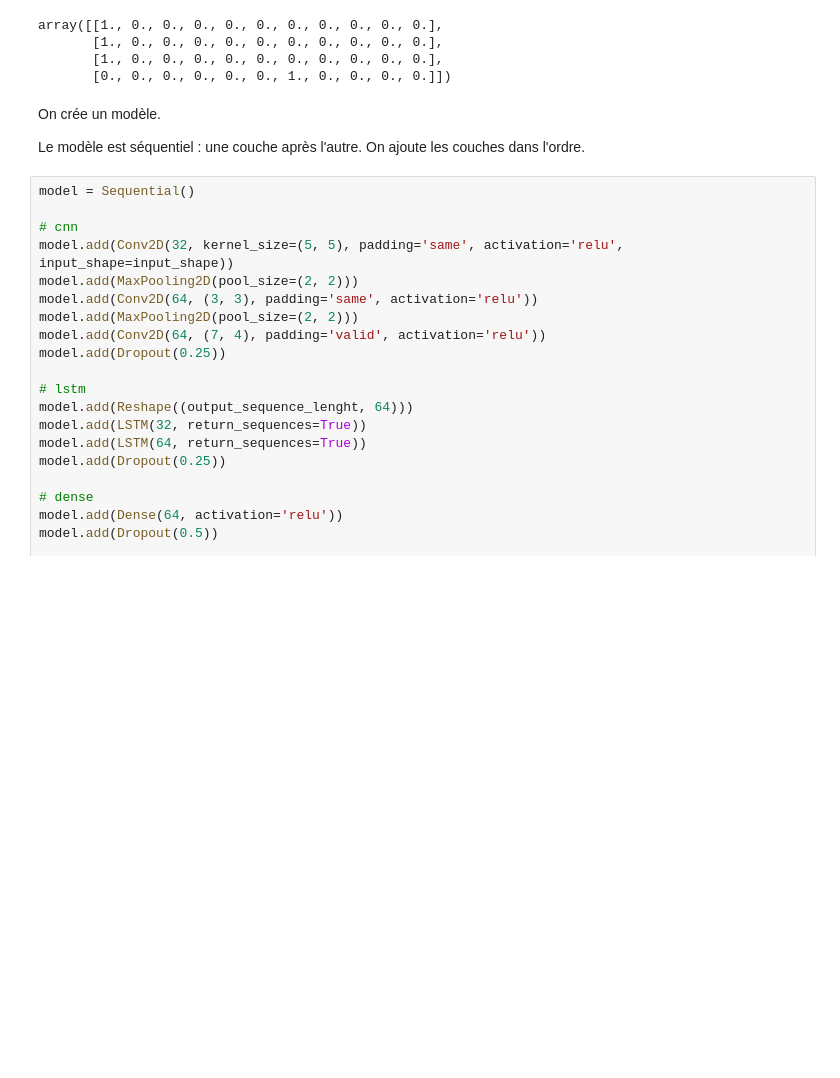
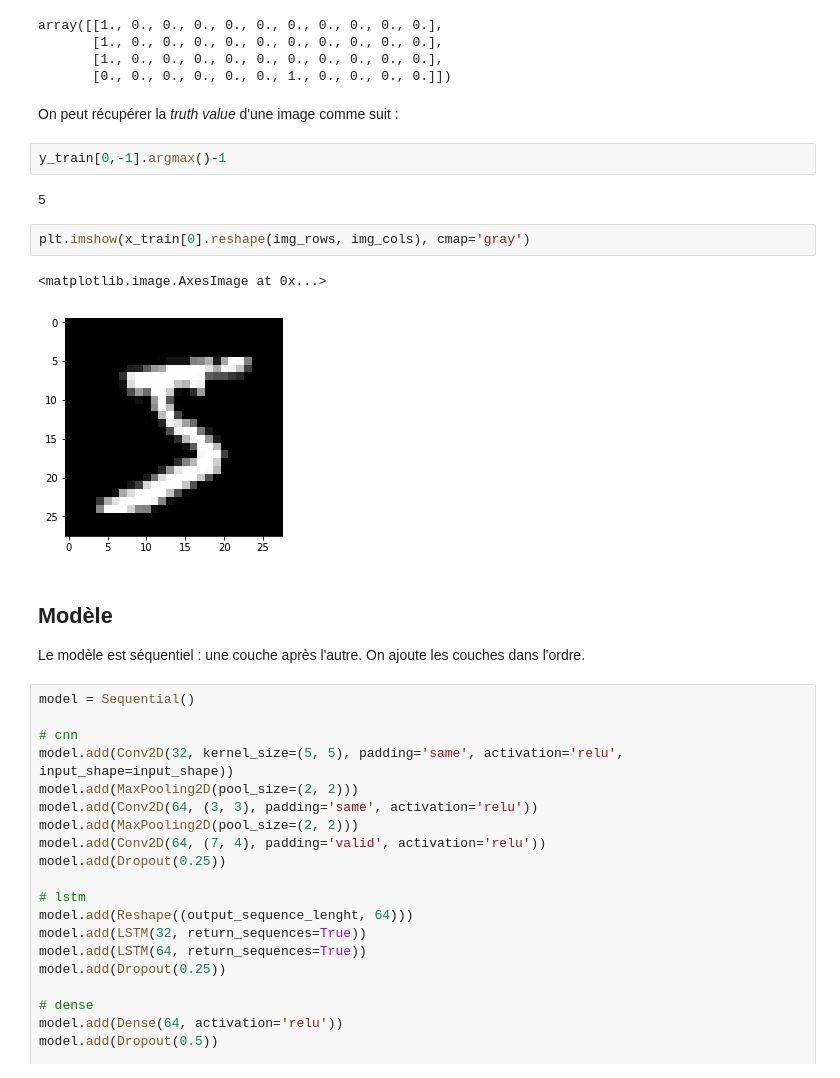
Before and after one commit to GuillaumeDesforges/ocr-enpc, a Jupyter notebook: neuralnetworks/Test keras MNIST CNN-LSTM.ipynb, the cells around one changed output. Drawn from its saved outputs; the diff is of its cells as text; blank space fills up the shorter version.

```diff
--- a/neuralnetworks/Test keras MNIST CNN-LSTM.ipynb
+++ b/neuralnetworks/Test keras MNIST CNN-LSTM.ipynb
@@ -61,8 +65,19 @@ array([[1., 0., 0., 0., 0., 0., 0., 0., 0., 0., 0.],
        [1., 0., 0., 0., 0., 0., 0., 0., 0., 0., 0.],
        [1., 0., 0., 0., 0., 0., 0., 0., 0., 0., 0.],
        [0., 0., 0., 0., 0., 0., 1., 0., 0., 0., 0.]])
+# %% [markdown]
+On peut récupérer la _truth value_ d'une image comme suit :
+# %%
+y_train[0,-1].argmax()-1
+# %% [output]
+5
+# %%
+plt.imshow(x_train[0].reshape(img_rows, img_cols), cmap='gray')
+# %% [output]
+<matplotlib.image.AxesImage at 0x...>
+[figure, added]
 # %% [markdown]
-On crée un modèle.
+## Modèle
 
 Le modèle est séquentiel : une couche après l'autre.
 On ajoute les couches dans l'ordre.
```
Also changed, not shown: parts of 9 cells of this notebook, 1 other file.
